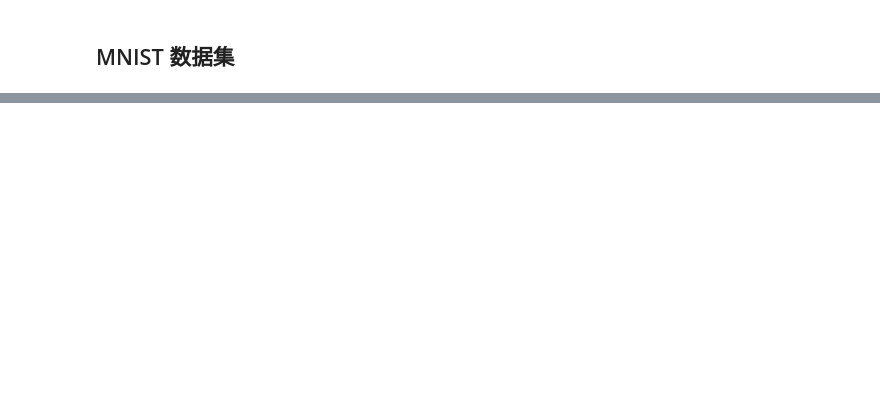
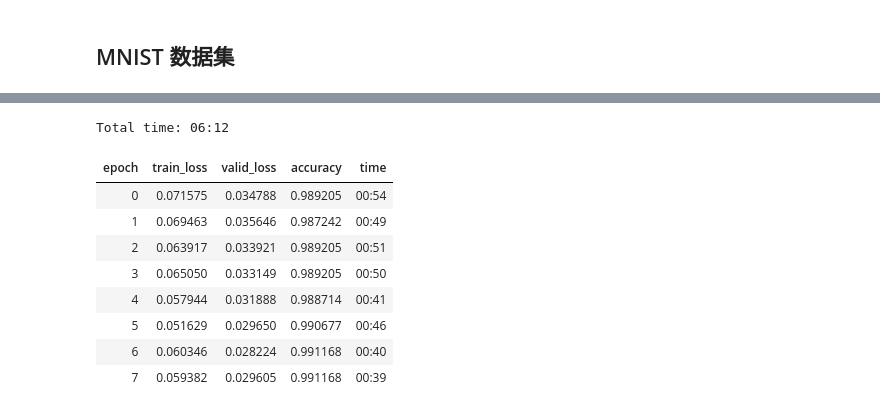
Before and after one commit to AutuanLiu/Fastai-Notes-V3, a Jupyter notebook: nbs/lesson01.ipynb, the cells around one changed output, grey strips where cells are left out. Saved outputs shown, nothing was run; the diff lists cells and outputs as text; code cells hidden in the pictures; blank space fills up the shorter version.

```diff
--- a/nbs/lesson01.ipynb
+++ b/nbs/lesson01.ipynb
@@ -473,0 +569,13 @@ labels[:5]
+# %%
+learn.fit_one_cycle(8, max_lr=slice(5e-6, 1e-3))
+# %% [output]
+Total time: 06:12
+| epoch | train_loss | valid_loss | accuracy | time |
+| 0 | 0.071575 | 0.034788 | 0.989205 | 00:54 |
+| 1 | 0.069463 | 0.035646 | 0.987242 | 00:49 |
+| 2 | 0.063917 | 0.033921 | 0.989205 | 00:51 |
+| 3 | 0.065050 | 0.033149 | 0.989205 | 00:50 |
+| 4 | 0.057944 | 0.031888 | 0.988714 | 00:41 |
+| 5 | 0.051629 | 0.029650 | 0.990677 | 00:46 |
+| 6 | 0.060346 | 0.028224 | 0.991168 | 00:40 |
+| 7 | 0.059382 | 0.029605 | 0.991168 | 00:39 |
```
Also changed, not shown: parts of 18 cells of this notebook.
